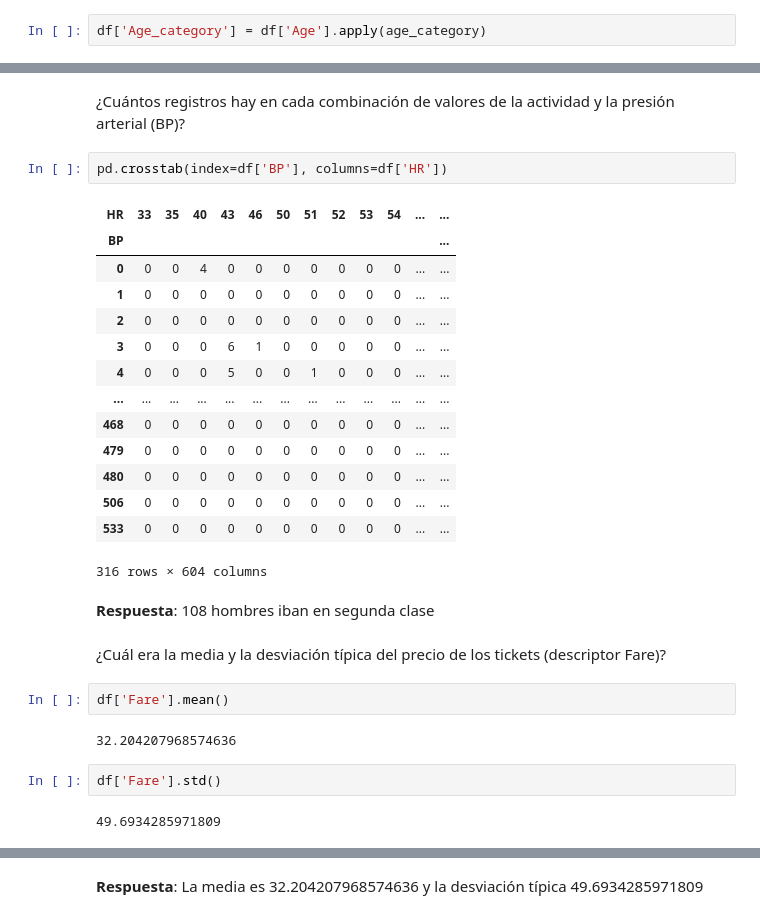
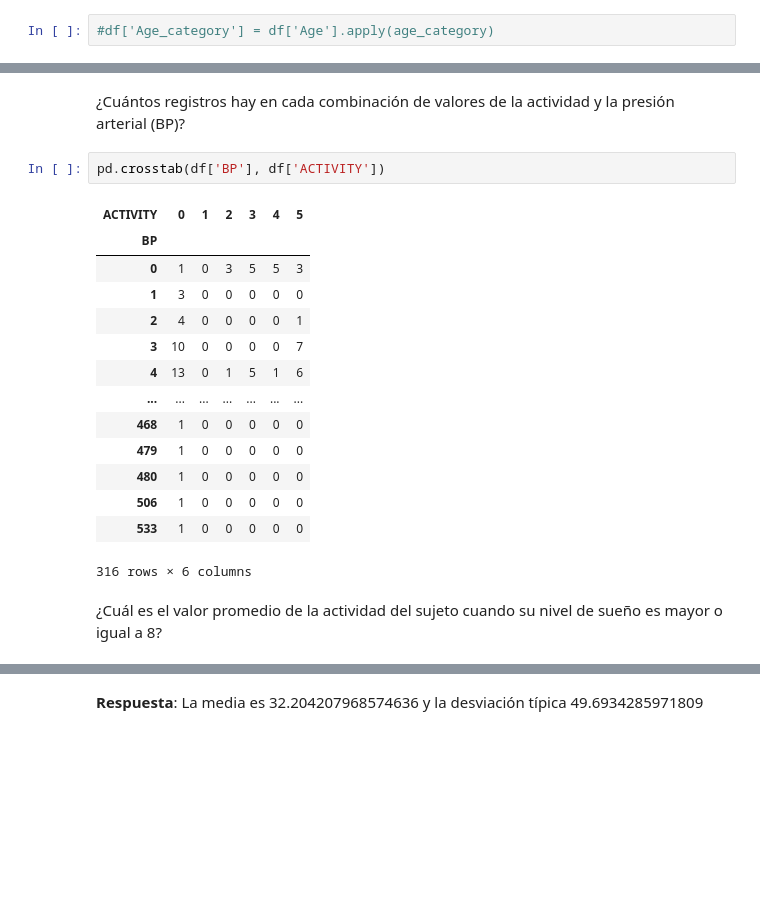
Before and after one commit to pacastl/PruebaIA, a Jupyter notebook: Análisis_datos_dataset(P3).ipynb, the cells around one changed output, grey strips where cells are left out. Drawn from its saved outputs; the diff is of its cells as text; blank space fills up the shorter version.

```diff
--- a/Análisis_datos_dataset(P3).ipynb
+++ b/Análisis_datos_dataset(P3).ipynb
@@ -443,7 +432,7 @@ def age_category(age):
 # %% [markdown]
 A continuación añadimos el nuevo descriptor usando el método `apply`.
 # %%
-df['Age_category'] = df['Age'].apply(age_category)
+#df['Age_category'] = df['Age'].apply(age_category)
 # %% [markdown]
 Responde a las siguientes preguntas. Para ello, incluye el código necesario y edita la celda que contiene el texto **Respuesta.**
 # %% [markdown]
@@ -457,31 +446,21 @@ df[(df['BP'] > 120) & (df['HR'] > 80)].shape[0]
 # %% [markdown]
 ¿Cuántos registros hay en cada combinación de valores de la actividad y la presión arterial (BP)?
 # %%
-pd.crosstab(index=df['BP'], columns=df['HR'])
+pd.crosstab(df['BP'], df['ACTIVITY'])
 # %% [output]
-| HR | 33 | 35 | 40 | 43 | 46 | 50 | 51 | 52 | 53 | 54 | ... | ... |
-| BP |  |  |  |  |  |  |  |  |  |  |  | ... |
-| 0 | 0 | 0 | 4 | 0 | 0 | 0 | 0 | 0 | 0 | 0 | ... | ... |
-| 1 | 0 | 0 | 0 | 0 | 0 | 0 | 0 | 0 | 0 | 0 | ... | ... |
-| 2 | 0 | 0 | 0 | 0 | 0 | 0 | 0 | 0 | 0 | 0 | ... | ... |
-| 3 | 0 | 0 | 0 | 6 | 1 | 0 | 0 | 0 | 0 | 0 | ... | ... |
-| 4 | 0 | 0 | 0 | 5 | 0 | 0 | 1 | 0 | 0 | 0 | ... | ... |
-| ... | ... | ... | ... | ... | ... | ... | ... | ... | ... | ... | ... | ... |
-| 468 | 0 | 0 | 0 | 0 | 0 | 0 | 0 | 0 | 0 | 0 | ... | ... |
-| 479 | 0 | 0 | 0 | 0 | 0 | 0 | 0 | 0 | 0 | 0 | ... | ... |
-| 480 | 0 | 0 | 0 | 0 | 0 | 0 | 0 | 0 | 0 | 0 | ... | ... |
-| 506 | 0 | 0 | 0 | 0 | 0 | 0 | 0 | 0 | 0 | 0 | ... | ... |
-| 533 | 0 | 0 | 0 | 0 | 0 | 0 | 0 | 0 | 0 | 0 | ... | ... |
+| ACTIVITY | 0 | 1 | 2 | 3 | 4 | 5 |
+| BP |  |  |  |  |  |  |
+| 0 | 1 | 0 | 3 | 5 | 5 | 3 |
+| 1 | 3 | 0 | 0 | 0 | 0 | 0 |
+| 2 | 4 | 0 | 0 | 0 | 0 | 1 |
+| 3 | 10 | 0 | 0 | 0 | 0 | 7 |
+| 4 | 13 | 0 | 1 | 5 | 1 | 6 |
+| ... | ... | ... | ... | ... | ... | ... |
+| 468 | 1 | 0 | 0 | 0 | 0 | 0 |
+| 479 | 1 | 0 | 0 | 0 | 0 | 0 |
+| 480 | 1 | 0 | 0 | 0 | 0 | 0 |
+| 506 | 1 | 0 | 0 | 0 | 0 | 0 |
+| 533 | 1 | 0 | 0 | 0 | 0 | 0 |
-316 rows × 604 columns
+316 rows × 6 columns
-# %% [markdown]
-**Respuesta**: 108 hombres iban en segunda clase
-# %% [markdown]
-¿Cuál era la media y la desviación típica del precio de los tickets (descriptor Fare)?
-# %%
-df['Fare'].mean()
-# %% [output]
-32.204207968574636
-# %%
-df['Fare'].std()
-# %% [output]
-49.6934285971809
+# %% [markdown]
+¿Cuál es el valor promedio de la actividad del sujeto cuando su nivel de sueño es mayor o igual a 8?
```
Also changed, not shown: parts of 11 cells of this notebook.
